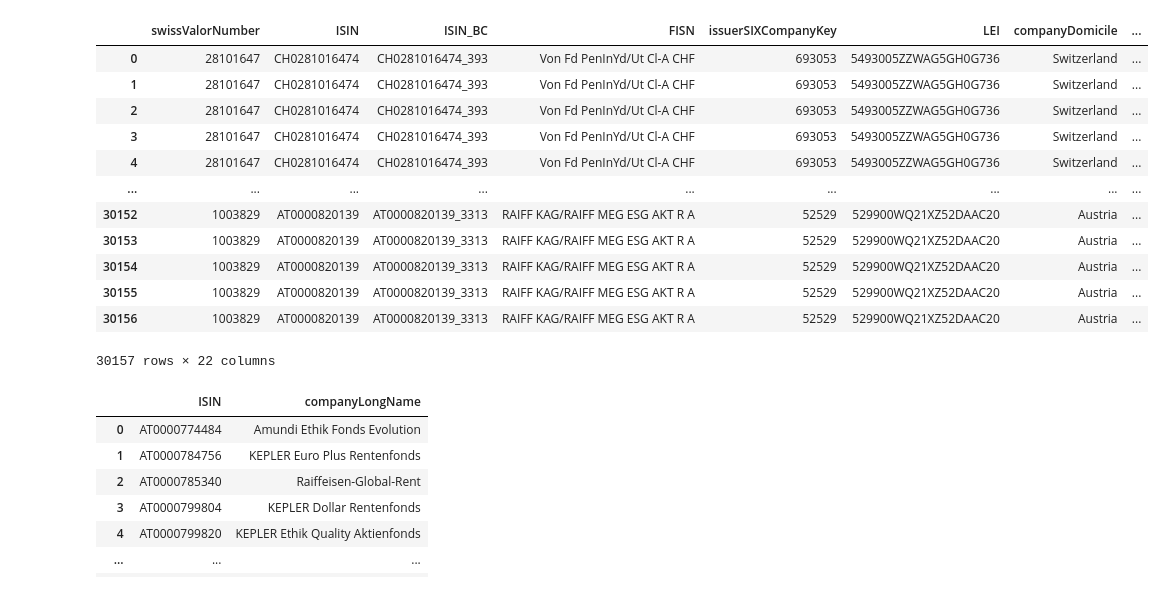
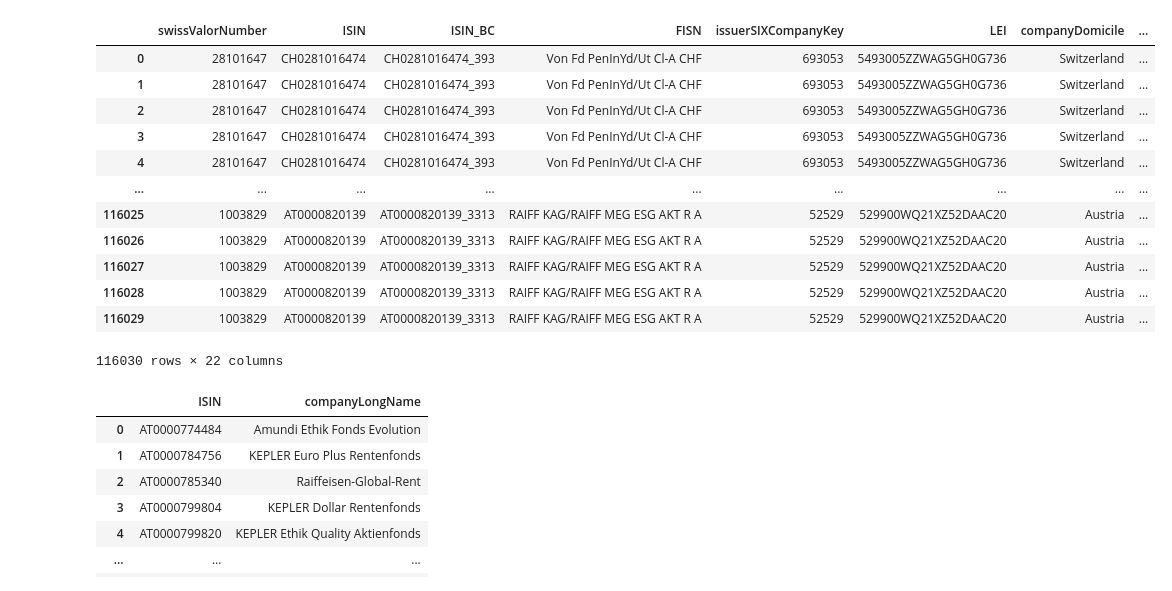
Before and after one commit to Das-Quadrumvirat/starthack24, a Jupyter notebook: data/analysis.ipynb, the cells around one changed output. Saved outputs shown, nothing was run; the diff lists cells and outputs as text; code cells hidden in the pictures.

```diff
--- a/data/analysis.ipynb
+++ b/data/analysis.ipynb
@@ -1,21 +1,21 @@
 # %%
 import pandas as pd
-df = pd.read_csv("EUESGMANUFACTURER-LIGHT.csv")
+df = pd.read_csv("EUESGMANUFACTURER.csv")
 df
 # %% [output]
 |  | swissValorNumber | ISIN | ISIN_BC | FISN | issuerSIXCompanyKey | LEI | companyDomicile | ... |
 | 0 | 28101647 | CH0281016474 | CH0281016474_393 | Von Fd PenInYd/Ut Cl-A CHF | 693053 | 5493005ZZWAG5GH0G736 | Switzerland | ... |
 | 1 | 28101647 | CH0281016474 | CH0281016474_393 | Von Fd PenInYd/Ut Cl-A CHF | 693053 | 5493005ZZWAG5GH0G736 | Switzerland | ... |
 | 2 | 28101647 | CH0281016474 | CH0281016474_393 | Von Fd PenInYd/Ut Cl-A CHF | 693053 | 5493005ZZWAG5GH0G736 | Switzerland | ... |
 | 3 | 28101647 | CH0281016474 | CH0281016474_393 | Von Fd PenInYd/Ut Cl-A CHF | 693053 | 5493005ZZWAG5GH0G736 | Switzerland | ... |
 | 4 | 28101647 | CH0281016474 | CH0281016474_393 | Von Fd PenInYd/Ut Cl-A CHF | 693053 | 5493005ZZWAG5GH0G736 | Switzerland | ... |
 | ... | ... | ... | ... | ... | ... | ... | ... | ... |
-| 30152 | 1003829 | AT0000820139 | AT0000820139_3313 | RAIFF KAG/RAIFF MEG ESG AKT R A | 52529 | 529900WQ21XZ52DAAC20 | Austria | ... |
-| 30153 | 1003829 | AT0000820139 | AT0000820139_3313 | RAIFF KAG/RAIFF MEG ESG AKT R A | 52529 | 529900WQ21XZ52DAAC20 | Austria | ... |
-| 30154 | 1003829 | AT0000820139 | AT0000820139_3313 | RAIFF KAG/RAIFF MEG ESG AKT R A | 52529 | 529900WQ21XZ52DAAC20 | Austria | ... |
-| 30155 | 1003829 | AT0000820139 | AT0000820139_3313 | RAIFF KAG/RAIFF MEG ESG AKT R A | 52529 | 529900WQ21XZ52DAAC20 | Austria | ... |
-| 30156 | 1003829 | AT0000820139 | AT0000820139_3313 | RAIFF KAG/RAIFF MEG ESG AKT R A | 52529 | 529900WQ21XZ52DAAC20 | Austria | ... |
+| 116025 | 1003829 | AT0000820139 | AT0000820139_3313 | RAIFF KAG/RAIFF MEG ESG AKT R A | 52529 | 529900WQ21XZ52DAAC20 | Austria | ... |
+| 116026 | 1003829 | AT0000820139 | AT0000820139_3313 | RAIFF KAG/RAIFF MEG ESG AKT R A | 52529 | 529900WQ21XZ52DAAC20 | Austria | ... |
+| 116027 | 1003829 | AT0000820139 | AT0000820139_3313 | RAIFF KAG/RAIFF MEG ESG AKT R A | 52529 | 529900WQ21XZ52DAAC20 | Austria | ... |
+| 116028 | 1003829 | AT0000820139 | AT0000820139_3313 | RAIFF KAG/RAIFF MEG ESG AKT R A | 52529 | 529900WQ21XZ52DAAC20 | Austria | ... |
+| 116029 | 1003829 | AT0000820139 | AT0000820139_3313 | RAIFF KAG/RAIFF MEG ESG AKT R A | 52529 | 529900WQ21XZ52DAAC20 | Austria | ... |
-30157 rows × 22 columns
+116030 rows × 22 columns
 # %%
 isins_with_names = df[["ISIN", "companyLongName"]].groupby(["ISIN", "companyLongName"]).size().reset_index()[["ISIN", "companyLongName"]]
 isins_with_names
```
Also changed, not shown: parts of 6 cells of this notebook, 1 other file.
